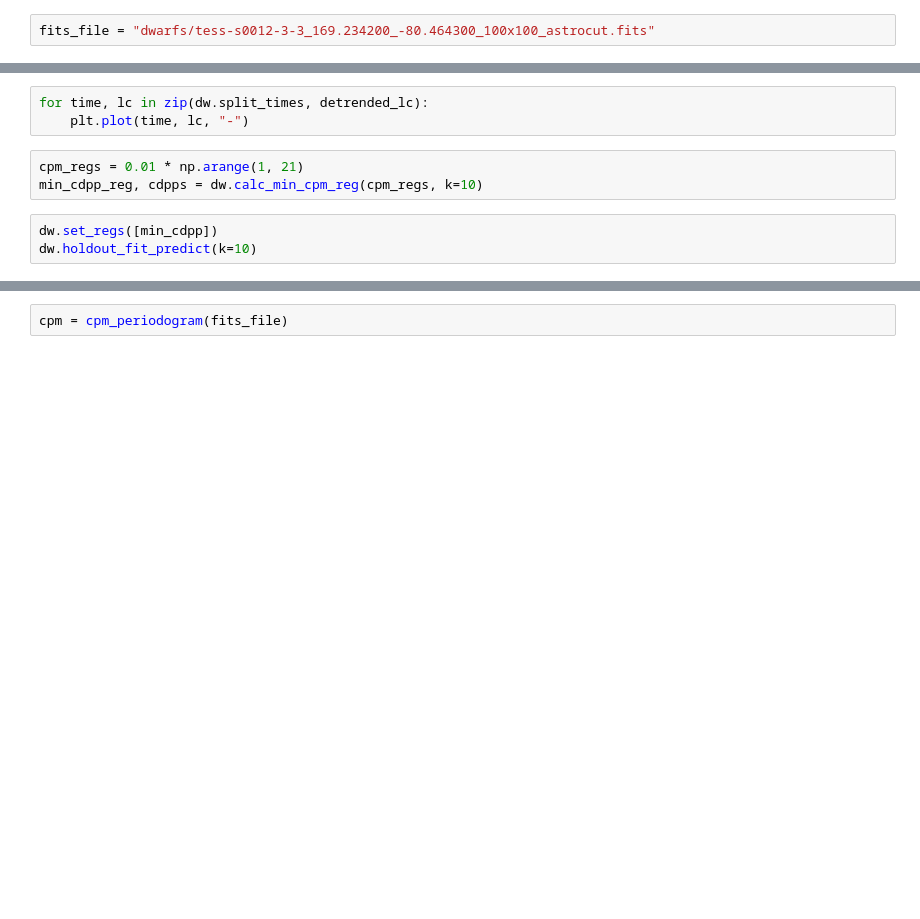
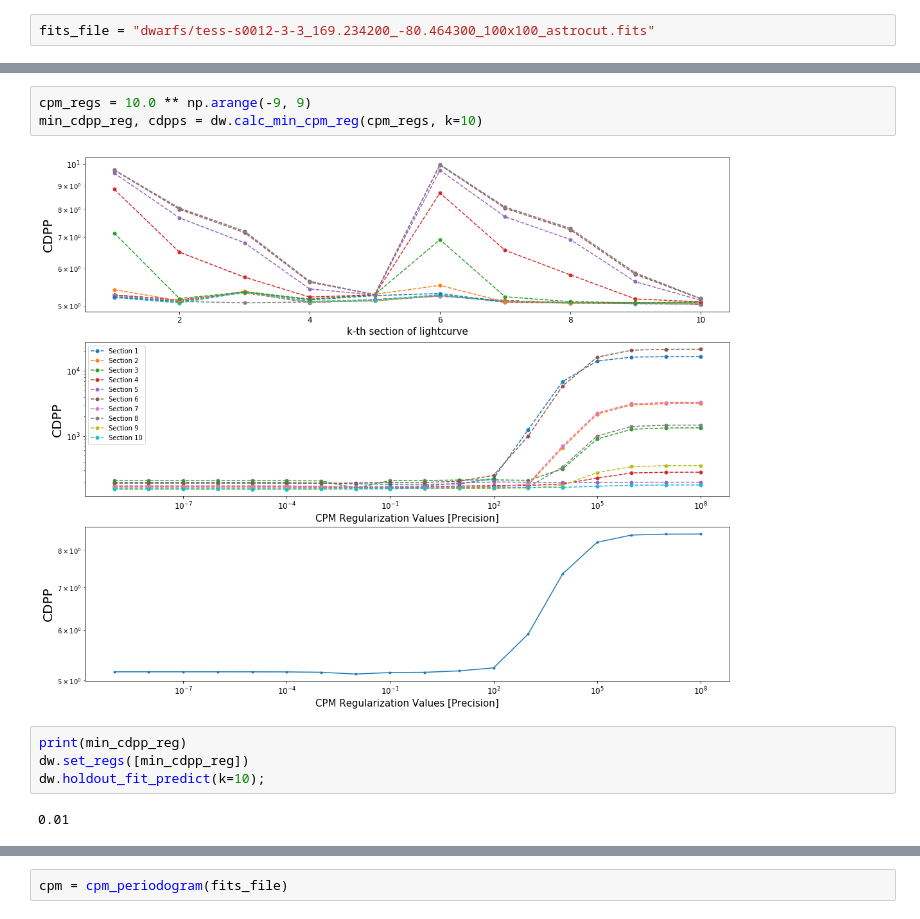
Before and after one commit to soichiro-hattori/unpopular, a Jupyter notebook: dwarfs.ipynb, the cells around one changed output, grey strips where cells are left out. Saved outputs shown, nothing was run; the diff lists cells and outputs as text; blank space fills up the shorter version.

```diff
--- a/dwarfs.ipynb
+++ b/dwarfs.ipynb
@@ -47,10 +64,12 @@ detrended_lc = dw.get_aperture_lc(split=True, data_type="cpm_subtracted_lc")
-# %%
-for time, lc in zip(dw.split_times, detrended_lc):
-    plt.plot(time, lc, "-")
 # %%
-cpm_regs = 0.01 * np.arange(1, 21)
+cpm_regs = 10.0 ** np.arange(-9, 9)
 min_cdpp_reg, cdpps = dw.calc_min_cpm_reg(cpm_regs, k=10)
+# %% [output]
+[figure, added]
 # %%
-dw.set_regs([min_cdpp])
-dw.holdout_fit_predict(k=10)
+print(min_cdpp_reg)
+dw.set_regs([min_cdpp_reg])
+dw.holdout_fit_predict(k=10);
+# %% [output]
+0.01
 # %%
```
Also changed, not shown: parts of 7 cells of this notebook, 4 other files.
